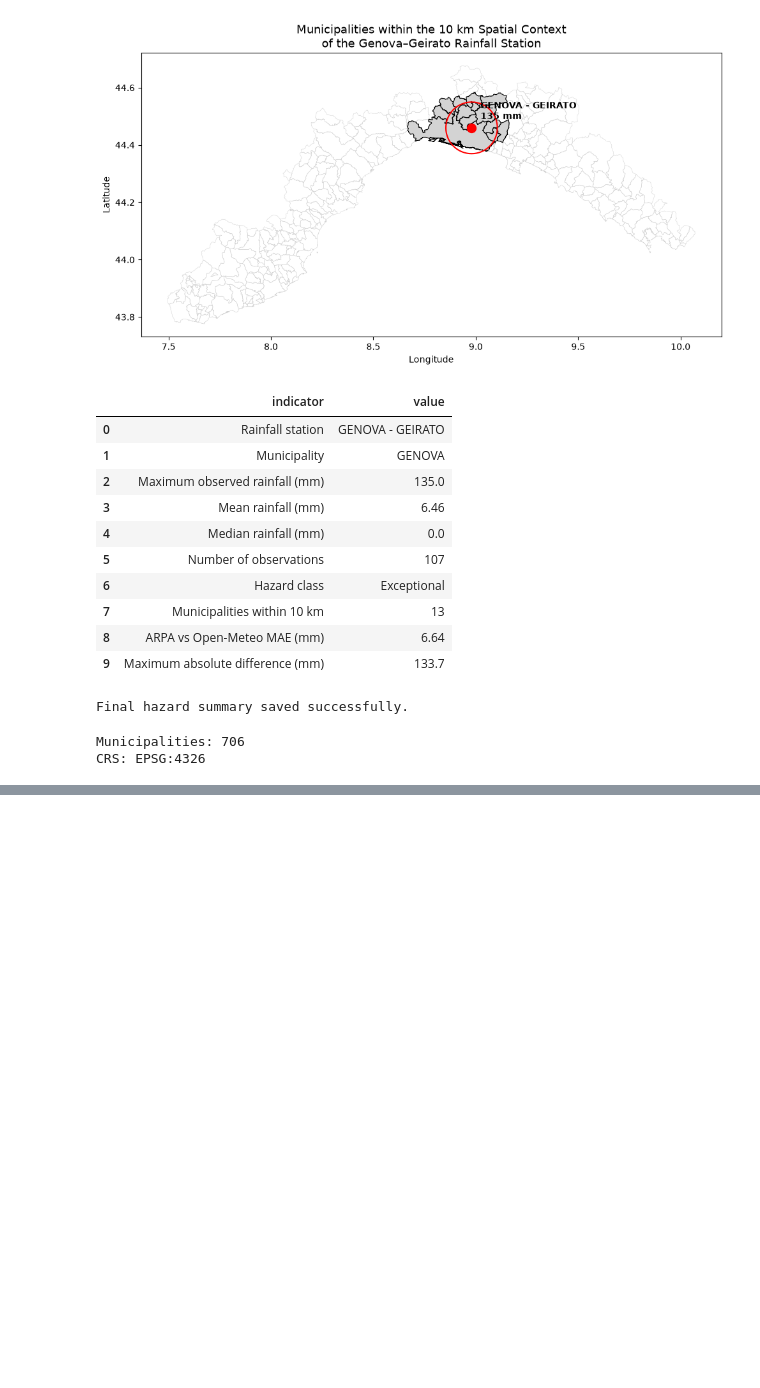
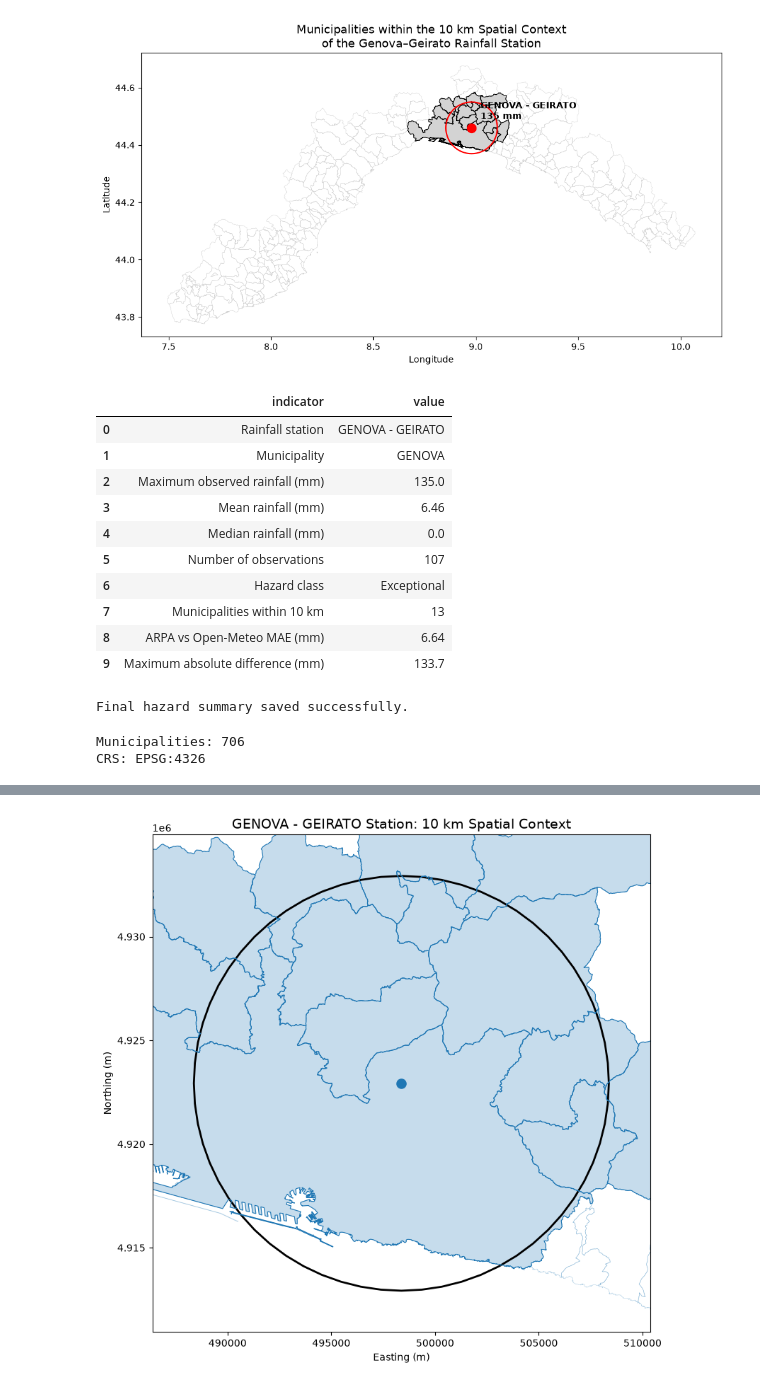
Before and after one commit to AmirhosseinEsmaeili416/Italy-Natural-Hazard-Intelligence, a Jupyter notebook: notebooks/02_spatial_analysis.ipynb, the cells around one changed output, grey strips where cells are left out. Saved outputs shown, nothing was run; the diff lists cells and outputs as text; code cells hidden in the pictures; blank space fills up the shorter version.

```diff
--- a/notebooks/02_spatial_analysis.ipynb
+++ b/notebooks/02_spatial_analysis.ipynb
@@ -2270,0 +2405,57 @@ CRS: EPSG:4326
+# %%
+# Professional map of the 10 km station-based spatial context
+
+fig, ax = plt.subplots(figsize=(10, 8))
+
+# Plot municipal boundaries in the surrounding area
+municipalities_metric.boundary.plot(
+    ax=ax,
+    linewidth=0.4,
+    alpha=0.35
+)
+
+# Highlight municipalities intersecting the 10 km buffer
+municipalities_near_station.plot(
+    ax=ax,
+    alpha=0.25
+)
+
+municipalities_near_station.boundary.plot(
+    ax=ax,
+    linewidth=0.8
+)
+
+# Plot the 10 km buffer
+station_buffer_10km.plot(
+    ax=ax,
+    facecolor="none",
+    linewidth=2
+)
+
+# Plot the station
+station_metric.plot(
+    ax=ax,
+    markersize=90,
+    zorder=5
+)
+
+# Zoom around the buffer
+buffer_bounds = station_buffer_10km.total_bounds
+
+margin = 2000  # 2 km margin around the buffer
+
+ax.set_xlim(buffer_bounds[0] - margin, buffer_bounds[2] + margin)
+ax.set_ylim(buffer_bounds[1] - margin, buffer_bounds[3] + margin)
+
+ax.set_title(
+    "GENOVA - GEIRATO Station: 10 km Spatial Context",
+    fontsize=14
+)
+
+ax.set_xlabel("Easting (m)")
+ax.set_ylabel("Northing (m)")
+
+plt.tight_layout()
+plt.show()
+# %% [output]
+[figure, added]
```
Also changed, not shown: parts of 45 cells of this notebook, 5 other files.
